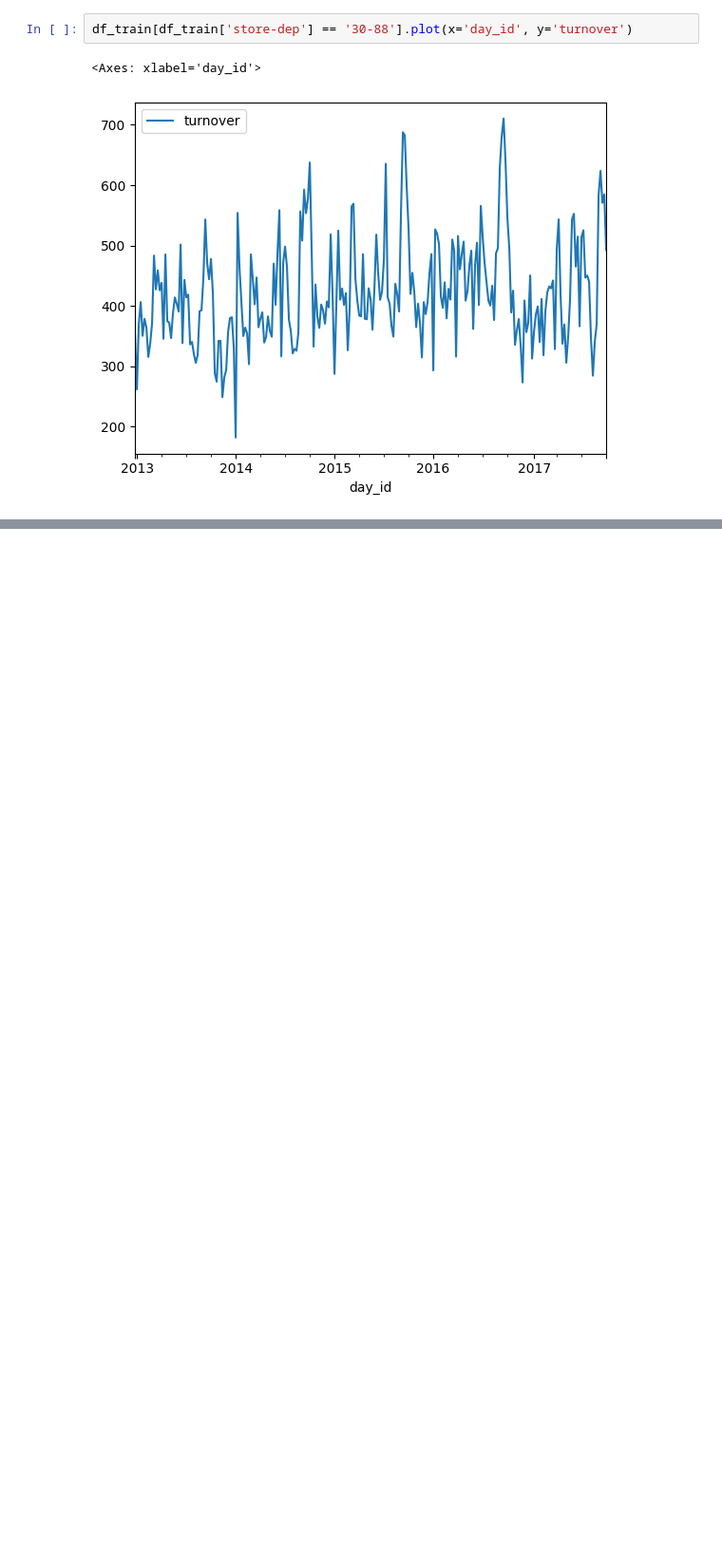
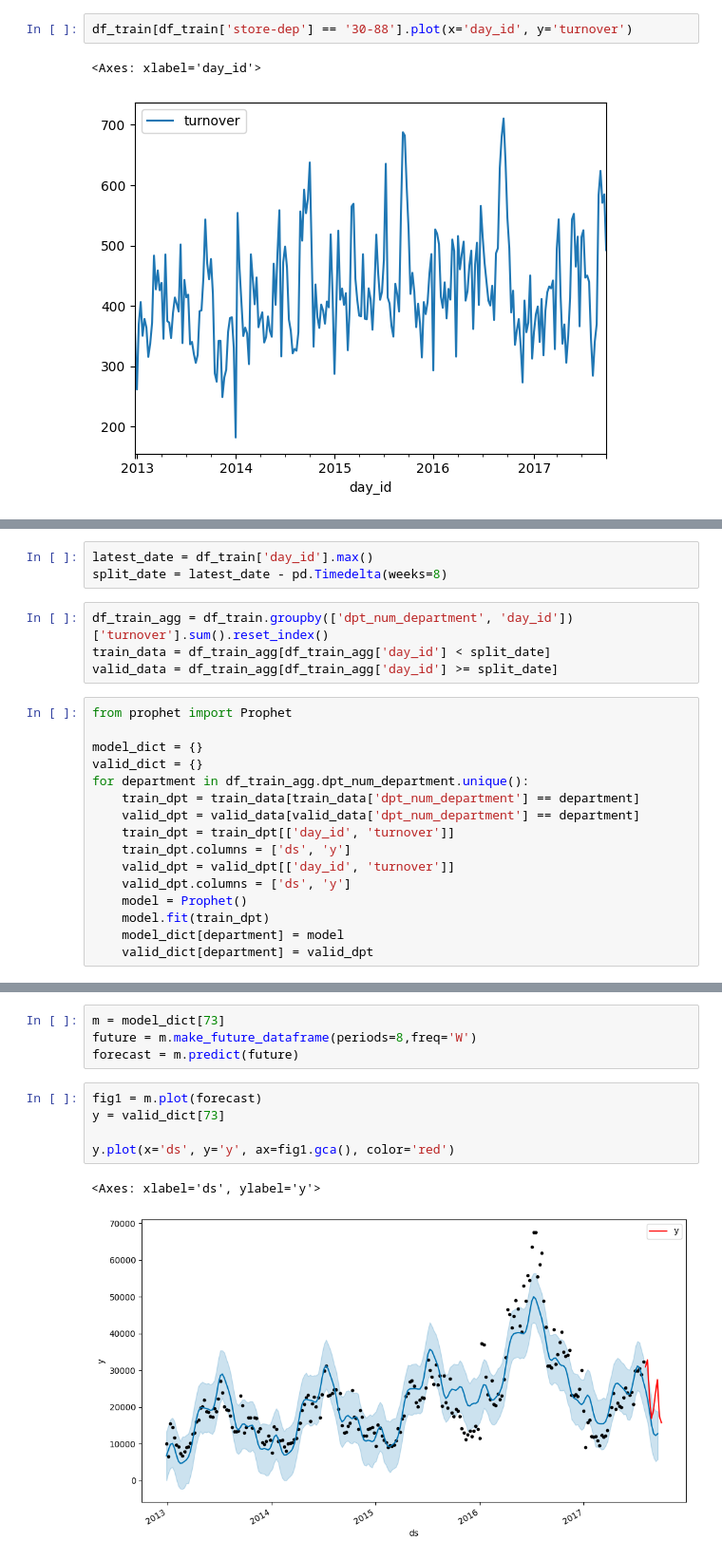
Before and after one commit to bpugnaire/retail-forecast, a Jupyter notebook: notebooks/partie3_multi-step_forecasting.ipynb, the cells around one changed output, grey strips where cells are left out. Shown at 95% size. Cells and saved outputs as stored; diff of their text form; blank space fills up the shorter version.

```diff
--- a/notebooks/partie3_multi-step_forecasting.ipynb
+++ b/notebooks/partie3_multi-step_forecasting.ipynb
@@ -179,0 +221,23 @@ df_test['turnover'] = model.predict(df_test[['store-dep', 'year', 'month', 'day'
+# %%
+latest_date = df_train['day_id'].max()
+split_date = latest_date - pd.Timedelta(weeks=8)
+# %%
+df_train_agg = df_train.groupby(['dpt_num_department', 'day_id'])['turnover'].sum().reset_index()
+train_data = df_train_agg[df_train_agg['day_id'] < split_date]
+valid_data = df_train_agg[df_train_agg['day_id'] >= split_date]
+# %%
+from prophet import Prophet
+
+model_dict = {}
+valid_dict = {}
+for department in df_train_agg.dpt_num_department.unique():
+    train_dpt = train_data[train_data['dpt_num_department'] == department]
+    valid_dpt = valid_data[valid_data['dpt_num_department'] == department]
+    train_dpt = train_dpt[['day_id', 'turnover']]
+    train_dpt.columns = ['ds', 'y']
+    valid_dpt = valid_dpt[['day_id', 'turnover']]
+    valid_dpt.columns = ['ds', 'y']
+    model = Prophet()
+    model.fit(train_dpt)
+    model_dict[department] = model
+    valid_dict[department] = valid_dpt
@@ -179,0 +253,12 @@ df_test['turnover'] = model.predict(df_test[['store-dep', 'year', 'month', 'day'
+# %%
+m = model_dict[73]
+future = m.make_future_dataframe(periods=8,freq='W')
+forecast = m.predict(future)
+# %%
+fig1 = m.plot(forecast)
+y = valid_dict[73]
+
+y.plot(x='ds', y='y', ax=fig1.gca(), color='red')
+# %% [output]
+<Axes: xlabel='ds', ylabel='y'>
+[figure, added]
```
Also changed, not shown: parts of 53 cells of this notebook, 8 other files.
